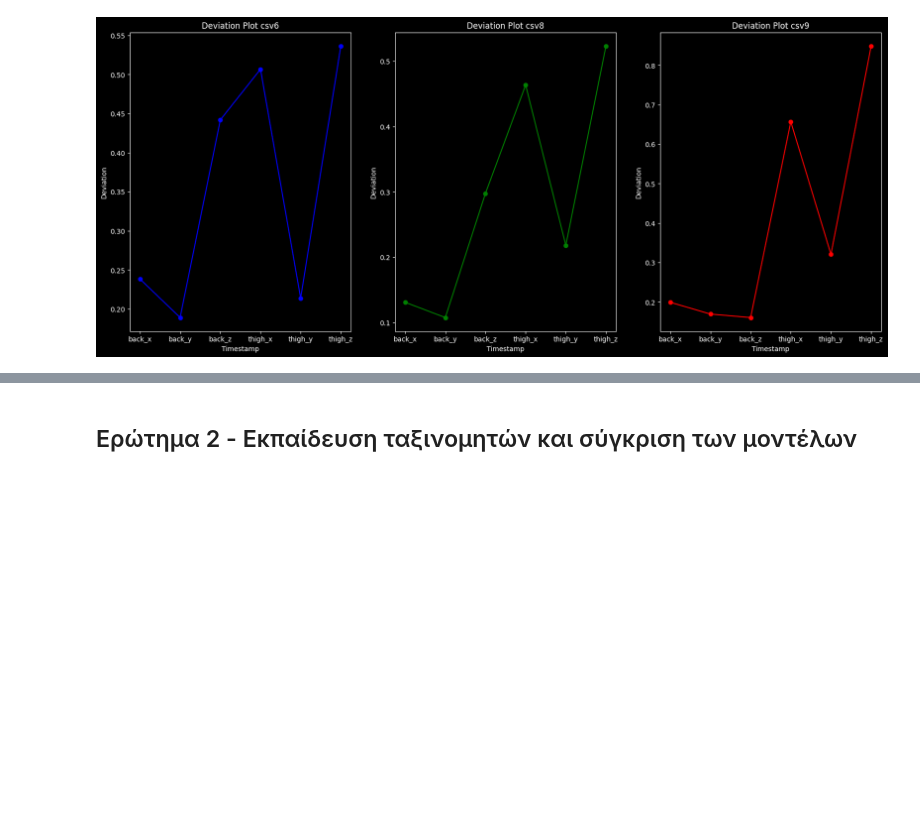
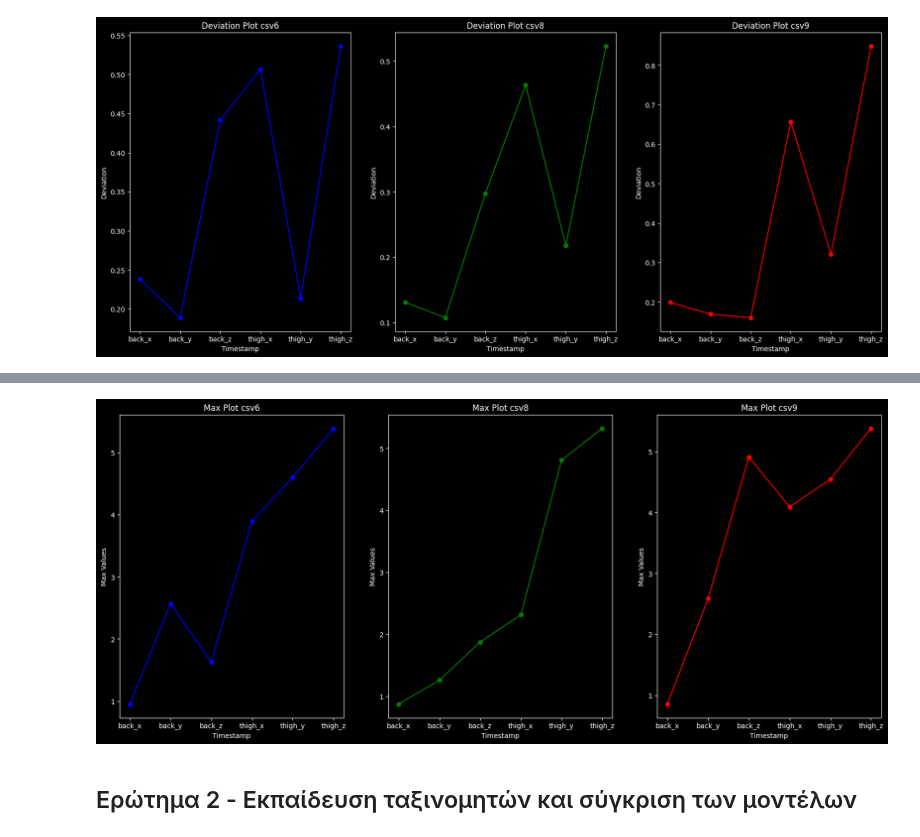
Before and after one commit to el-maestro78/Data-Mining-and-Machine-Learning, a Jupyter notebook: sln.ipynb, the cells around one changed output, grey strips where cells are left out. Saved outputs shown, nothing was run; the diff lists cells and outputs as text; code cells hidden in the pictures; blank space fills up the shorter version.

```diff
--- a/sln.ipynb
+++ b/sln.ipynb
@@ -194,3 +276,33 @@ plt.show()
+# %%
+plt.figure(figsize=(20, 8))
+
+titles = ['csv6','csv8','csv9']
+datasets = [df6,df8,df9]
+colours = ['blue','green','red']
+count = 1
+for dataset in datasets:
+    max_values = []
+    df = dataset
+    column_names = df.columns.tolist()
+    column_names.pop(0)
+    column_names.pop()
+    #print(column_names)
+    for i in column_names:
+        max = np.max(df[i], axis=0)
+        max_values.append(max)
+
+    plt.subplot(1, 3, count)
+    plt.plot(column_names, max_values, marker='o', linestyle='-', color=colours[count-1], label='Max')
+    plt.xlabel('Timestamp')
+    plt.ylabel('Max Values')
+    plt.title(f'Max Plot {titles[count-1]}')
+    #plt.grid(True)
+    count += 1
+
+
+plt.show()
+# %% [output]
+[figure, added]
 # %% [markdown]
 ## Ερώτημα 2 - Eκπαίδευση ταξινομητών και σύγκριση των μοντέλων
 # %% [markdown]
```
Also changed, not shown: parts of 4 cells of this notebook.
